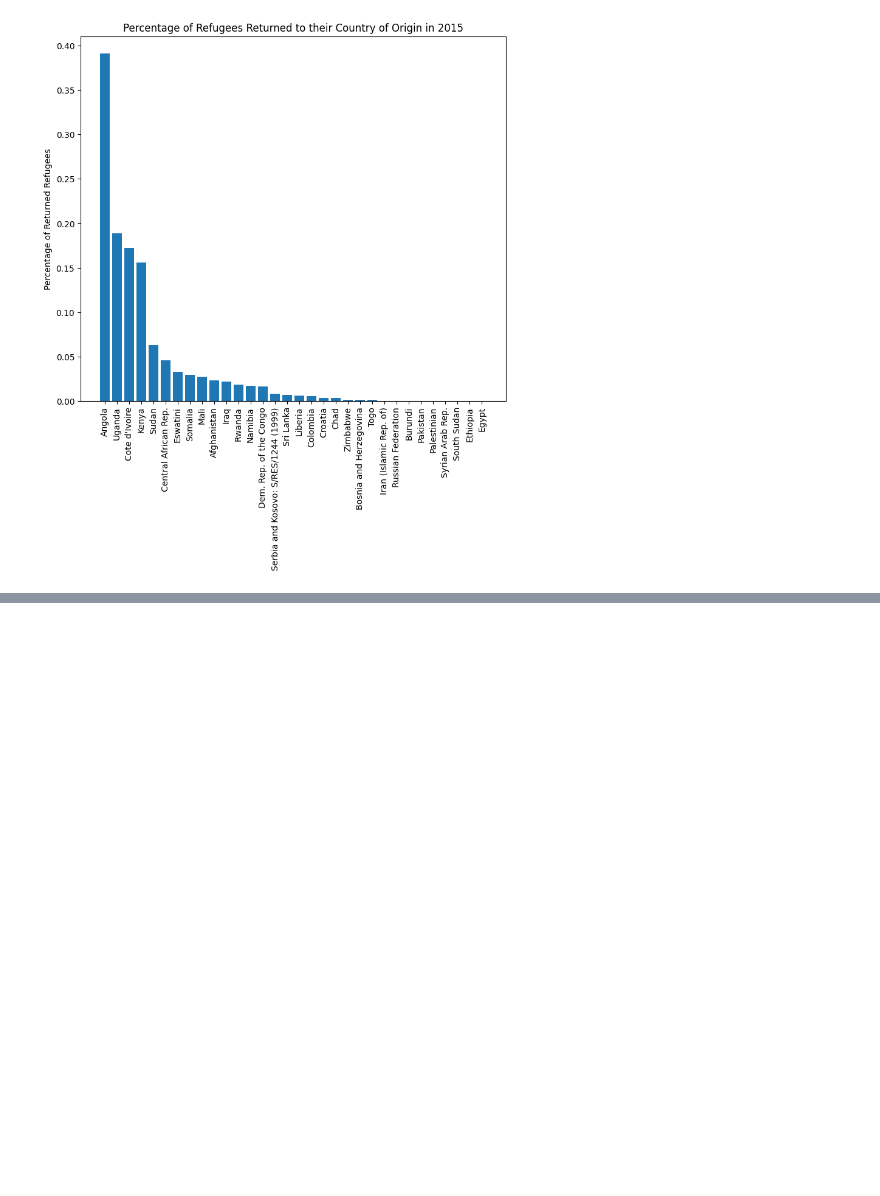
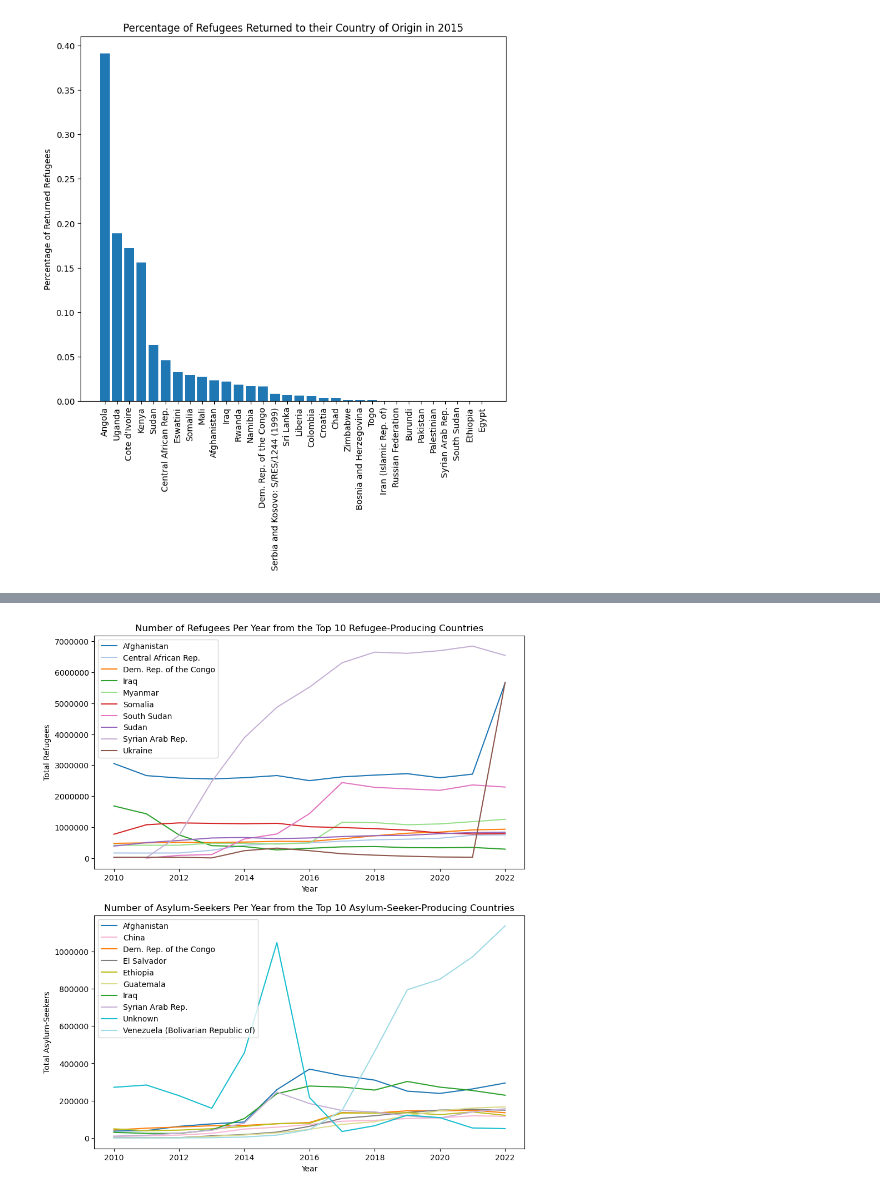
Before and after one commit to Ben-Heinze/CSCI-491-Data-Visualization, a Jupyter notebook: Final Project/RefugeeData.ipynb, the cells around one changed output, grey strips where cells are left out. Saved outputs shown, nothing was run; the diff lists cells and outputs as text; code cells hidden in the pictures; blank space fills up the shorter version.

```diff
--- a/Final Project/RefugeeData.ipynb
+++ b/Final Project/RefugeeData.ipynb
@@ -271,0 +348,35 @@ Kenya: 1231/7902
+# %%
+# plot top 10 countries producing refugees overall
+fig, axs = plt.subplots(2, 1, figsize=(10, 12))
+
+# --------------------------- PLOT DATA --------------------------- #
+# Assign colors to countries
+colors = plt.cm.tab20(np.linspace(0, 1, len(uniqueCountries)))
+color_dict = {country: color for country, color in zip(uniqueCountries, colors)}
+
+# Plot graphs with assigned colors
+
+# REFUGEE DATA
+for country, group in refugeePlotValues.groupby('coo_name'):
+    axs[0].plot(group['year'], group['refugees'], label=country, color=color_dict[country])
+
+axs[0].ticklabel_format(style='plain')
+axs[0].set_title('Number of Refugees Per Year from the Top 10 Refugee-Producing Countries')
+axs[0].set_xlabel('Year')
+axs[0].set_ylabel('Total Refugees')
+axs[0].legend(loc='best')
+
+# ASYLUM-SEEKER DATA
+for country, group in seekerPlotValues.groupby('coo_name'):
+    axs[1].plot(group['year'], group['asylum_seekers'], label=country, color=color_dict[country])
+    # Set y-axis tick formatter to ScalarFormatter
+
+axs[1].ticklabel_format(style='plain')
+axs[1].set_title('Number of Asylum-Seekers Per Year from the Top 10 Asylum-Seeker-Producing Countries')
+axs[1].set_xlabel('Year')
+axs[1].set_ylabel('Total Asylum-Seekers')
+axs[1].legend(loc='best')
+
+plt.show()
+# %% [output]
+[figure, added]
```
Also changed, not shown: parts of 5 cells of this notebook, 3 other files.
